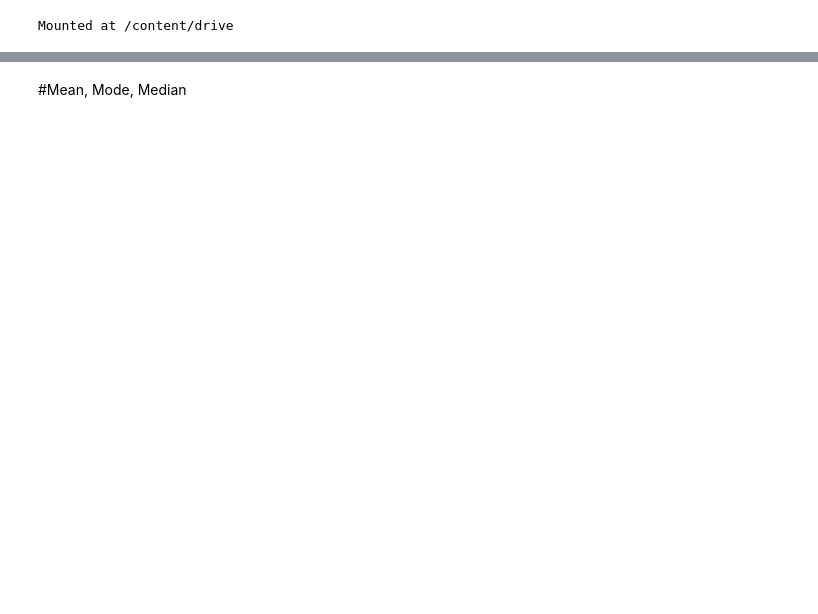
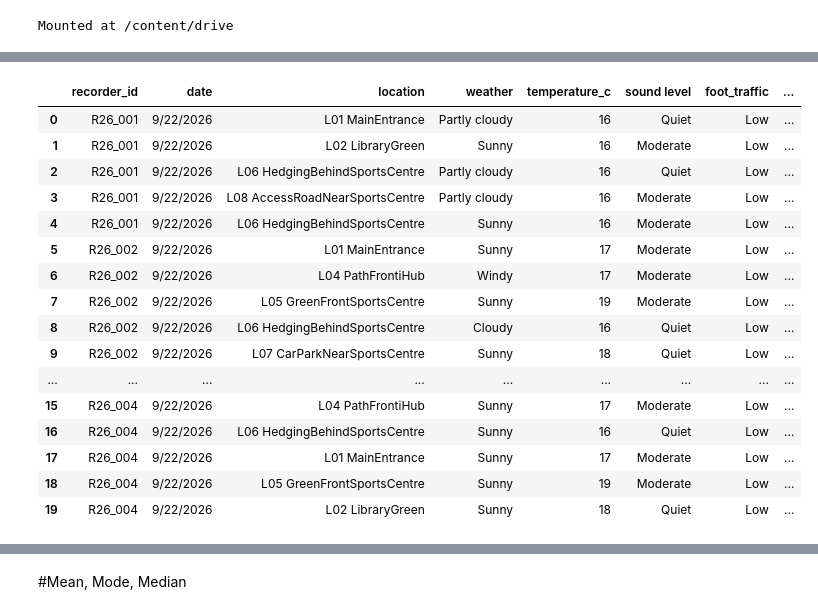
Before and after one commit to OisinStapleton/ml-campus_data-project-colab, a Jupyter notebook: MiniProjectOS.ipynb, the cells around one changed output, grey strips where cells are left out. Drawn from its saved outputs; the diff is of its cells as text; code cells hidden in the pictures; blank space fills up the shorter version.

```diff
--- a/MiniProjectOS.ipynb
+++ b/MiniProjectOS.ipynb
@@ -46,21 +16,0 @@ The first 5 rows of my dataset:
-# %%
-# 1. Adjust Pandas display options for maximum readability
-pd.set_option('display.max_columns', None)  # Show all columns without truncation
-pd.set_option('display.width', 1000)        # Allow wide rows in the console output
-
-# 2. Read the data while clearly identifying missing values
-file_path = '/content/drive/MyDrive/Colab Notebooks/CampusWalkDataset_TemplateIDs(Sheet1).csv'
-
-clean_df = pd.read_csv(
-    file_path,
-    skiprows=4,              # Skip initial administrative metadata rows
-    keep_default_na=True     # Automatically detect standard empty cells as NaN/null
-)
-
-# 3. Print a structural overview of the dataset
-display(Markdown("**DATASET OVERVIEW**"))
-clean_df.info()
-
-# 4. Display the first 5 rows
-display(Markdown("**FIRST 5 ROWS**"))
-clean_df.info()
@@ -163,0 +17,20 @@ memory usage: 178.7+ KB
+# %%
+display(df.head(20)) #shows first five rows
+# %% [output]
+|  | recorder_id | date | location | weather | temperature_c | sound level | foot_traffic | ... |
+| 0 | R26_001 | 9/22/2026 | L01 MainEntrance | Partly cloudy | 16 | Quiet | Low | ... |
+| 1 | R26_001 | 9/22/2026 | L02 LibraryGreen | Sunny | 16 | Moderate | Low | ... |
+| 2 | R26_001 | 9/22/2026 | L06 HedgingBehindSportsCentre | Partly cloudy | 16 | Quiet | Low | ... |
+| 3 | R26_001 | 9/22/2026 | L08 AccessRoadNearSportsCentre | Partly cloudy | 16 | Moderate | Low | ... |
+| 4 | R26_001 | 9/22/2026 | L06 HedgingBehindSportsCentre | Sunny | 16 | Moderate | Low | ... |
+| 5 | R26_002 | 9/22/2026 | L01 MainEntrance | Sunny | 17 | Moderate | Low | ... |
+| 6 | R26_002 | 9/22/2026 | L04 PathFrontiHub | Windy | 17 | Moderate | Low | ... |
+| 7 | R26_002 | 9/22/2026 | L05 GreenFrontSportsCentre | Sunny | 19 | Moderate | Low | ... |
+| 8 | R26_002 | 9/22/2026 | L06 HedgingBehindSportsCentre | Cloudy | 16 | Quiet | Low | ... |
+| 9 | R26_002 | 9/22/2026 | L07 CarParkNearSportsCentre | Sunny | 18 | Quiet | Low | ... |
+| ... | ... | ... | ... | ... | ... | ... | ... | ... |
+| 15 | R26_004 | 9/22/2026 | L04 PathFrontiHub | Sunny | 17 | Moderate | Low | ... |
+| 16 | R26_004 | 9/22/2026 | L06 HedgingBehindSportsCentre | Sunny | 16 | Quiet | Low | ... |
+| 17 | R26_004 | 9/22/2026 | L01 MainEntrance | Sunny | 17 | Moderate | Low | ... |
+| 18 | R26_004 | 9/22/2026 | L05 GreenFrontSportsCentre | Sunny | 19 | Moderate | Low | ... |
+| 19 | R26_004 | 9/22/2026 | L02 LibraryGreen | Sunny | 18 | Quiet | Low | ... |
```
Also changed, not shown: parts of 21 cells of this notebook.
